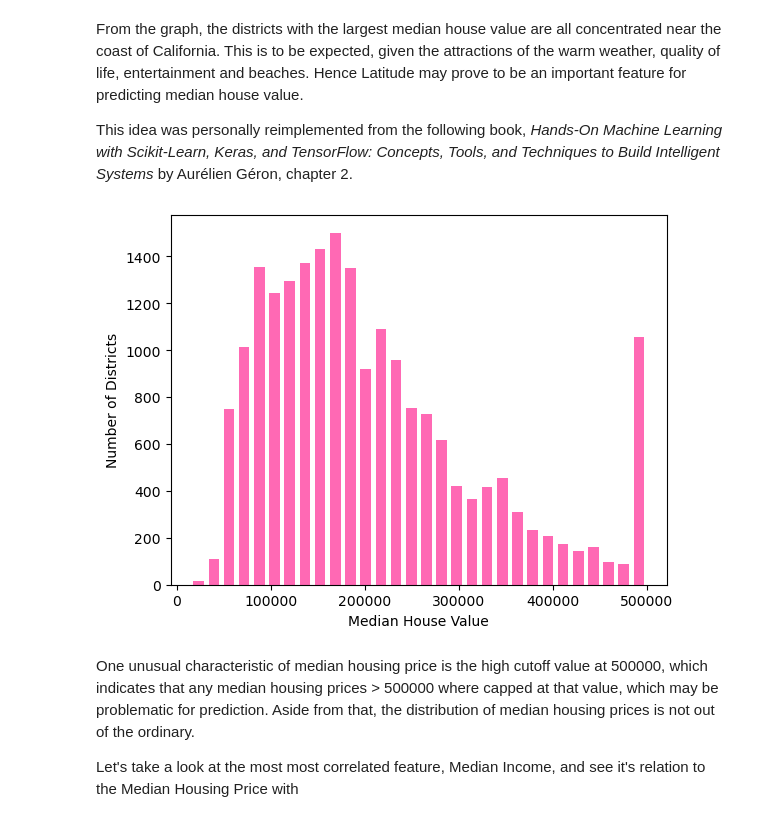
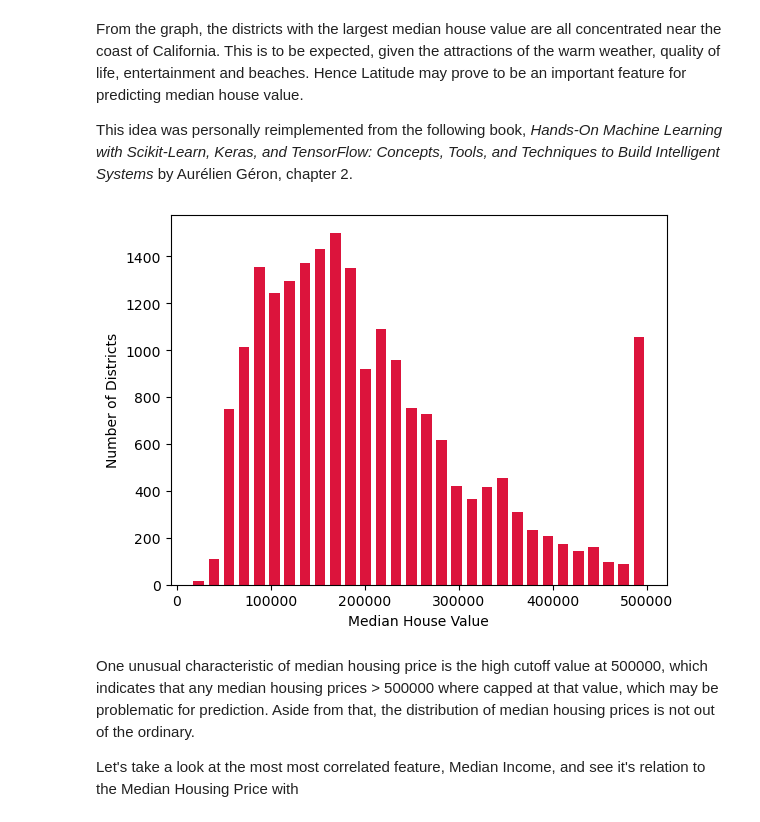
Before and after one commit to alexandergigliottipetruska/AI_projects, a Jupyter notebook: machine_learning/linear_regression/2-regression-boston-housing-dataset.ipynb, the cells around one changed output. Saved outputs shown, nothing was run; the diff lists cells and outputs as text; code cells hidden in the pictures.

Commit message:
Changed the colors of the graphs

```diff
--- a/machine_learning/linear_regression/2-regression-boston-housing-dataset.ipynb
+++ b/machine_learning/linear_regression/2-regression-boston-housing-dataset.ipynb
@@ -320,12 +321,12 @@ From the graph, the districts with the largest median house value are all concen
 
 This idea was personally reimplemented from the following book, *Hands-On Machine Learning with Scikit-Learn, Keras, and TensorFlow: Concepts, Tools, and Techniques to Build Intelligent Systems* by Aurélien Géron, chapter 2.
 # %%
-plt.hist(data["MedianHouseValue"]*100000, bins=30, color="hotpink",rwidth=0.7)
+plt.hist(data["MedianHouseValue"]*100000, bins=30, color="crimson",rwidth=0.7)
 plt.xlabel("Median House Value")
 plt.ylabel("Number of Districts")
 plt.show()
 # %% [output]
-[figure, old version]
+[figure, new version]
 # %% [markdown]
 One unusual characteristic of median housing price is the high cutoff value at 500000, which indicates that any median housing prices > 500000 where capped at that value, which may be problematic for prediction. Aside from that, the distribution of median housing prices is not out of the ordinary.
 
```
Also changed, not shown: parts of 26 cells of this notebook.
